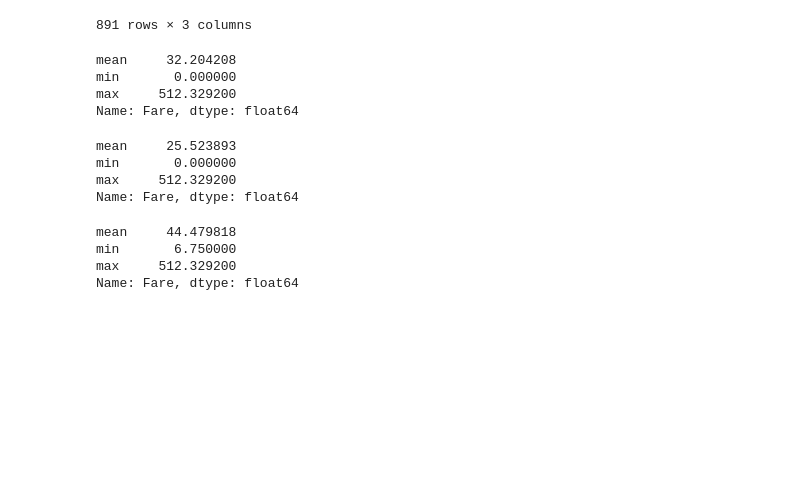
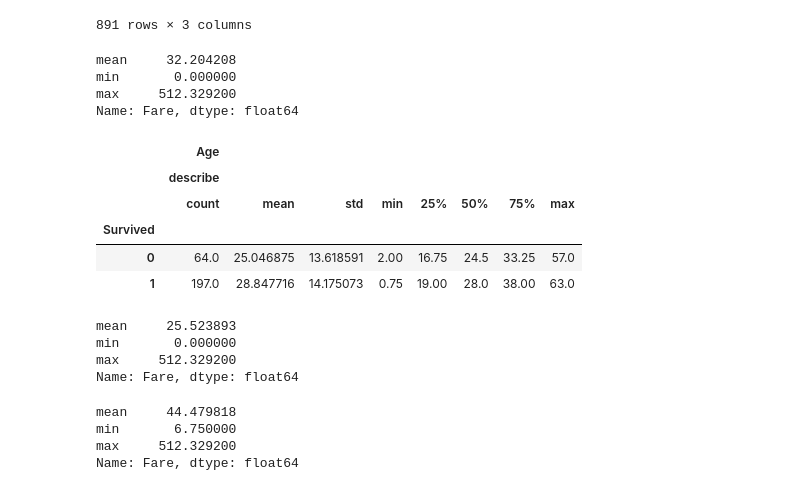
Before and after one commit to VladimirBorovoy/TMSds, a Jupyter notebook: lesson8/HW8.ipynb, the cells around one changed output. Drawn from its saved outputs; the diff is of its cells as text; code cells hidden in the pictures; blank space fills up the shorter version.

```diff
--- a/lesson8/HW8.ipynb
+++ b/lesson8/HW8.ipynb
@@ -157,6 +157,15 @@ mean     32.204208
 min       0.000000
 max     512.329200
 Name: Fare, dtype: float64
+# %%
+df[["Sex", "Age", "Survived"]][df.Sex == "female"].groupby("Survived").agg({"Age": ["describe"]})
+# %% [output]
+|  | Age |  |  |  |  |  |  |  |
+|  | describe |  |  |  |  |  |  |  |
+|  | count | mean | std | min | 25% | 50% | 75% | max |
+| Survived |  |  |  |  |  |  |  |  |
+| 0 | 64.0 | 25.046875 | 13.618591 | 2.00 | 16.75 | 24.5 | 33.25 | 57.0 |
+| 1 | 197.0 | 28.847716 | 14.175073 | 0.75 | 19.00 | 28.0 | 38.00 | 63.0 |
 # %%
 df["Fare"][df.Sex == "male"].agg(["mean", "min", "max"])
 # %% [output]
```
Also changed, not shown: 8 other files.
